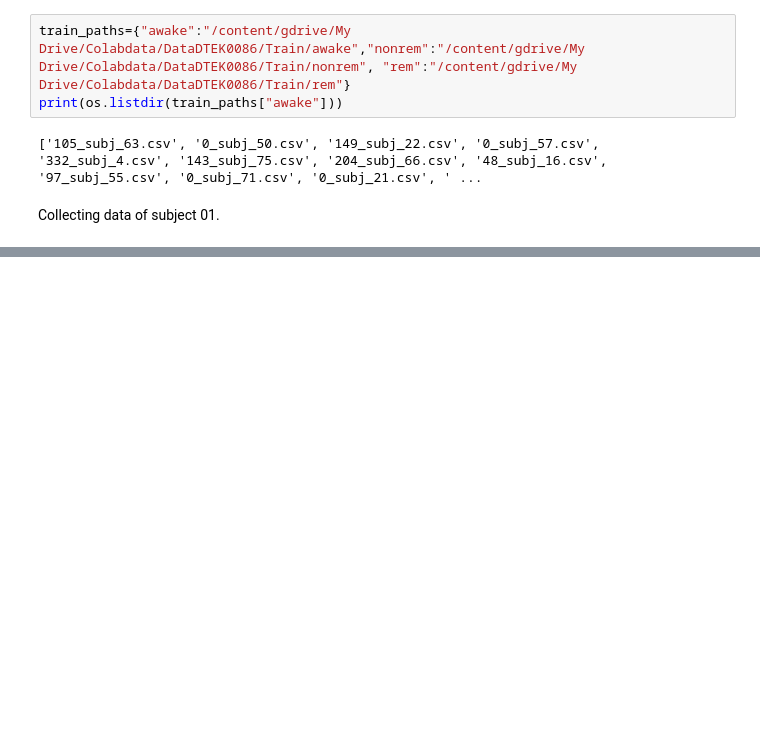
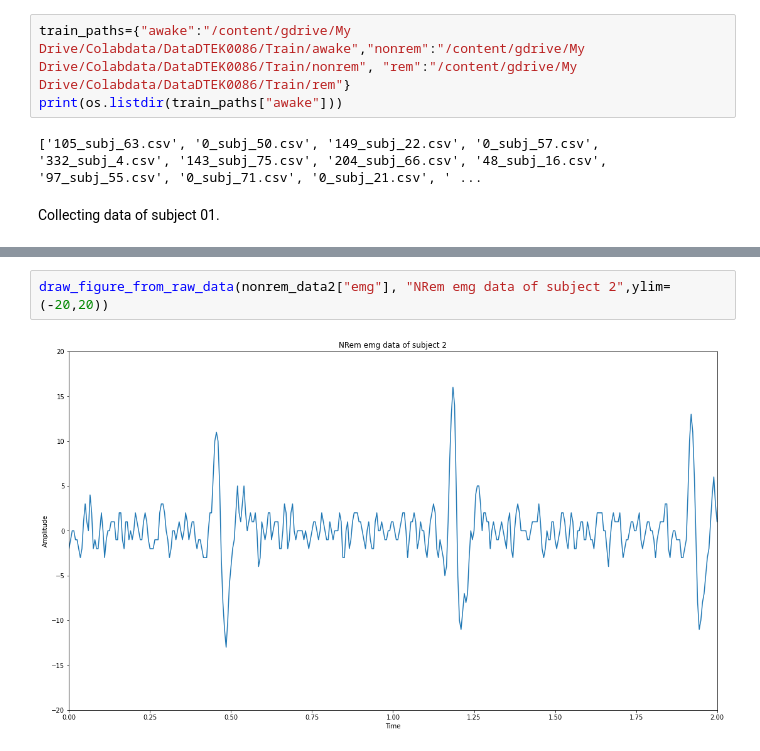
Before and after one commit to aerehn/DTEK0086, a Jupyter notebook: App5_Sleep_stage_classification_using_electromyography_and_electro_oculography_.ipynb, the cells around one changed output, grey strips where cells are left out. Cells and saved outputs as stored; diff of their text form; blank space fills up the shorter version.

```diff
--- a/App5_Sleep_stage_classification_using_electromyography_and_electro_oculography_.ipynb
+++ b/App5_Sleep_stage_classification_using_electromyography_and_electro_oculography_.ipynb
@@ -253,0 +183,4 @@ plt.ylim([-30,30])
+# %%
+draw_figure_from_raw_data(nonrem_data2["emg"], "NRem emg data of subject 2",ylim=(-20,20))
+# %% [output]
+[figure, added]
```
Also changed, not shown: parts of 26 cells of this notebook.
